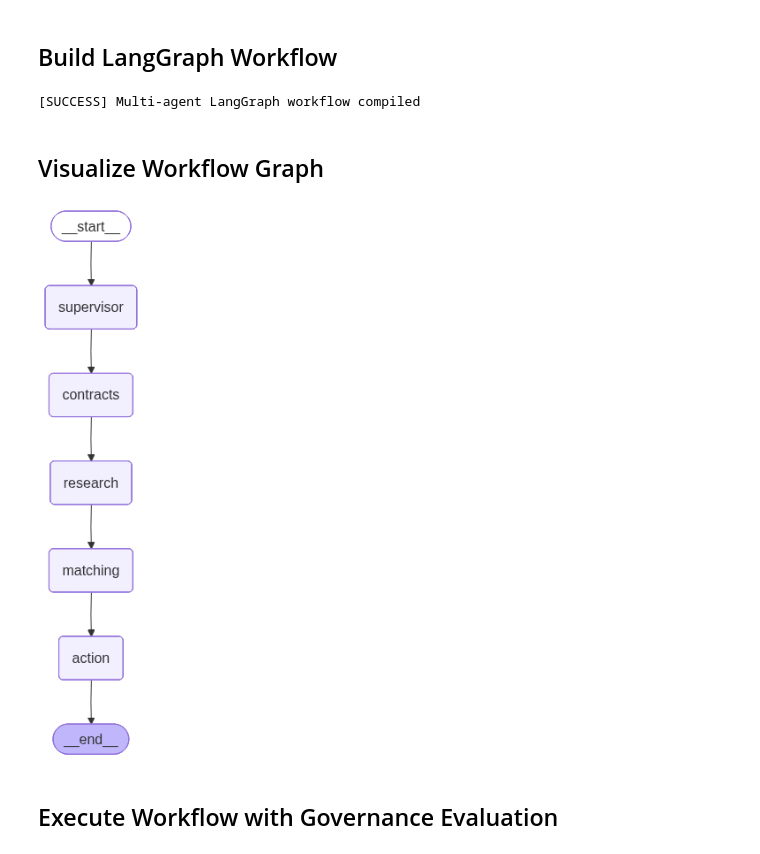
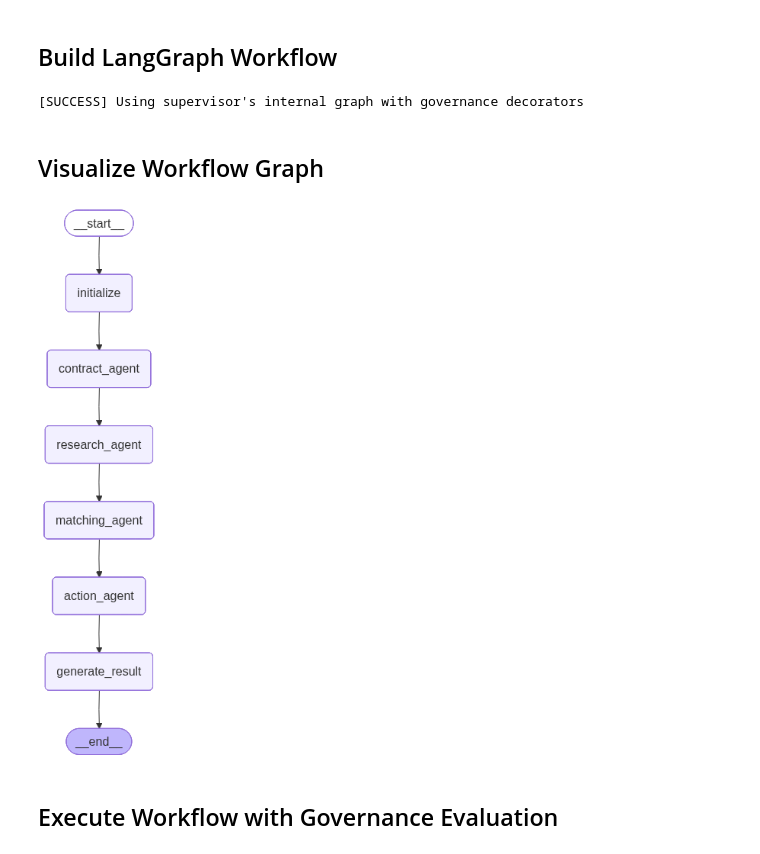
Before and after one commit to ibm-self-serve-assets/watsonx-governance-sdk-demos, a Jupyter notebook: multi-agent-demo/workflow_agentic_governance.ipynb, the cells around one changed output. Saved outputs shown, nothing was run; the diff lists cells and outputs as text; code cells hidden in the pictures.

```diff
--- a/multi-agent-demo/workflow_agentic_governance.ipynb
+++ b/multi-agent-demo/workflow_agentic_governance.ipynb
@@ -37,7 +37,7 @@ from ibm_watsonx_gov.entities.foundation_model import WxAIFoundationModel
 from ibm_watsonx_gov.entities.llm_judge import LLMJudge
 
 PROJECT_ID = os.getenv("WATSONX_PROJECT_ID")
-REGION = "us-south"
+REGION = os.getenv("WATSONX_REGION")
 
 # Initialize LLM Judge
 llm_judge = LLMJudge(
@@ -50,7 +50,10 @@ llm_judge = LLMJudge(
 
 # Initialize Agentic Evaluator
 evaluator = AgenticEvaluator(
-    tracing_configuration=TracingConfiguration(project_id=PROJECT_ID)
+    tracing_configuration=TracingConfiguration(
+        project_id=PROJECT_ID,
+        enable_metrics=True
+    )
 )
 
 print("[SUCCESS] watsonx.governance initialized")
@@ -94,13 +98,18 @@ print("[SUCCESS] LLM initialized")
 # %% [markdown]
 ## Initialize Agents
 # %%
-# Initialize the Supervisory Agent
+# Initialize the Supervisory Agent with governance components
 print("Initializing Supervisory Agent...")
 supervisor = SupervisoryAgent(
     apikey=os.getenv("WATSONX_APIKEY"),
-    project_id=PROJECT_ID
+    project_id=PROJECT_ID,
+    evaluator=evaluator,
+    llm_judge=llm_judge
 )
-print("✓ Supervisory Agent ready\n")
+
+# Build the supervisor's internal graph (which has decorators)
+supervisor.build_agent()
+print("✓ Supervisory Agent ready (with governance)\n")
 
 # Initialize Contract Agent
 print("Initializing Contract Agent...")
@@ -312,39 +388,43 @@ print("[SUCCESS] Workflow nodes defined with governance decorators")
 # %% [markdown]
 ## Build LangGraph Workflow
 # %%
-from langgraph.graph import START, END, StateGraph
+# NOTE: We use the supervisor's internal graph which has properly decorated nodes
+# The notebook no longer needs to build its own graph
 
-# Build the graph
-builder = StateGraph(SalesAgentState)
+# from langgraph.graph import START, END, StateGraph
+#
+# # Build the graph
+# builder = StateGraph(SalesAgentState)
+#
+# # Add nodes
+# builder.add_node("supervisor", supervisory_node)
+# builder.add_node("contracts", contract_node)
+# builder.add_node("research", research_node)
+# builder.add_node("matching", matching_node)
+# builder.add_node("action", action_node)
+#
+# # Add edges - Multi-agent workflow
+# builder.add_edge(START, "supervisor")
+# builder.add_edge("supervisor", "contracts")
+# builder.add_edge("contracts", "research")
+# builder.add_edge("research", "matching")
+# builder.add_edge("matching", "action")
+# builder.add_edge("action", END)
+#
+# # Compile
+# sales_agent = builder.compile()
 
-# Add nodes
-builder.add_node("supervisor", supervisory_node)
-builder.add_node("contracts", contract_node)
-builder.add_node("research", research_node)
-builder.add_node("matching", matching_node)
-builder.add_node("action", action_node)
-
-# Add edges - Multi-agent workflow
-builder.add_edge(START, "supervisor")
-builder.add_edge("supervisor", "contracts")
-builder.add_edge("contracts", "research")
-builder.add_edge("research", "matching")
-builder.add_edge("matching", "action")
-builder.add_edge("action", END)
-
-# Compile
-sales_agent = builder.compile()
-
-print("[SUCCESS] Multi-agent LangGraph workflow compiled")
+print("[SUCCESS] Using supervisor's internal graph with governance decorators")
 # %% [output]
-[SUCCESS] Multi-agent LangGraph workflow compiled
+[SUCCESS] Using supervisor's internal graph with governance decorators
 # %% [markdown]
 ## Visualize Workflow Graph
 # %%
 from IPython.display import Image, display
 
-display(Image(sales_agent.get_graph(xray=True).draw_mermaid_png()))
+# Display the supervisor's internal graph (which has decorated nodes)
+display(Image(supervisor.graph.get_graph(xray=True).draw_mermaid_png()))
 # %% [output]
-[figure, old version]
+[figure, new version]
 # %% [markdown]
 ## Execute Workflow with Governance Evaluation
```
Also changed, not shown: parts of 13 cells of this notebook, 15 other files.
